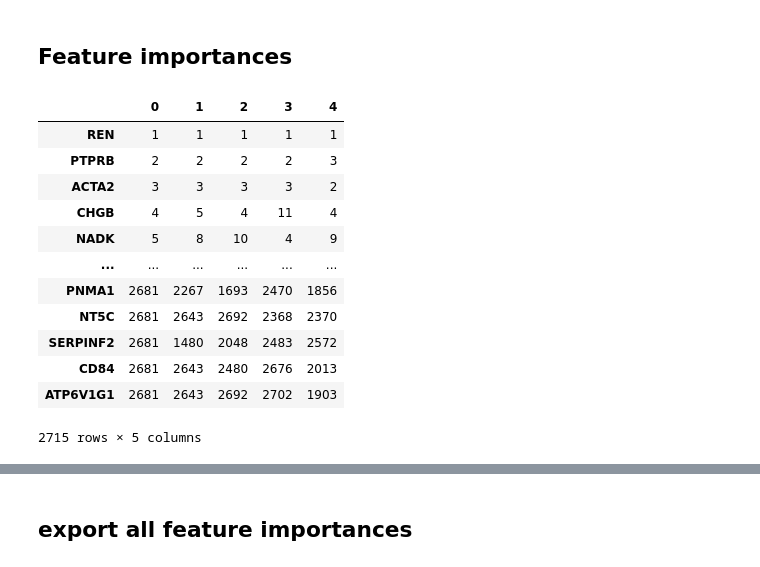
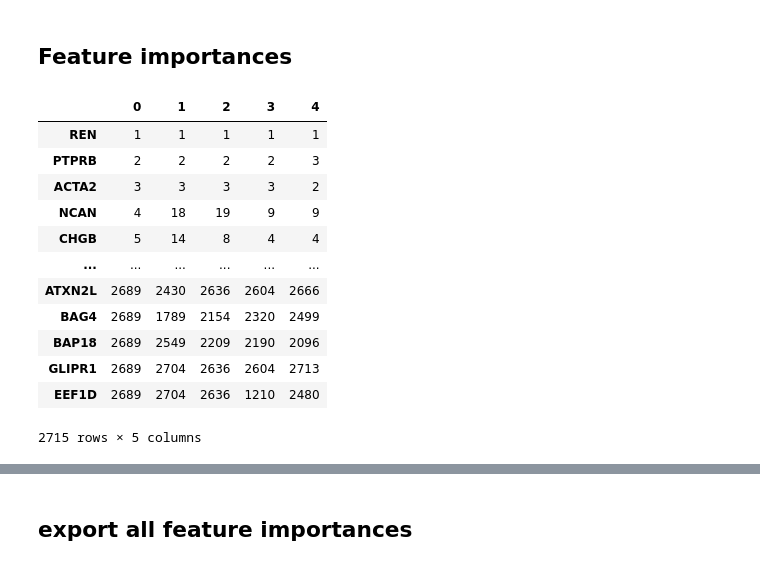
Before and after one commit to ipolharvard/biobank_olink, a Jupyter notebook: notebooks/exp_two_extremes.ipynb, the cells around one changed output, grey strips where cells are left out. Cells and saved outputs as stored; diff of their text form; code cells hidden in the pictures.

```diff
--- a/notebooks/exp_two_extremes.ipynb
+++ b/notebooks/exp_two_extremes.ipynb
@@ -27,7 +22,7 @@ panels = ["all", "inflammation"]
 results_base = results.loc[
     results.interactions.isin((0, np.nan, None)) & results.n_best_feats.isin((0, np.nan, None))]
 # %%
-results_xgb = results_base.loc[results_base.model == "xgb"]
+results_xgb = results_base.loc[results_base.model == "XGBOOST"]
 results_xgb.loc[:, "feat_importance"] = results_xgb.feat_importance.apply(
     lambda x: x[0] if isinstance(x, list) else x)
 agg_values = {f"mean_{v}": (v, "mean") for v in
@@ -105,22 +75,22 @@ results_xgb = results_xgb.loc[results_xgb.nan_th == 0].copy()
 ## Feature importances
 # %%
 feat_imps = results_xgb.loc[
-    (results_xgb.target == "SBP") & (results_xgb.panel == "all")].shap_importance
+    (results_xgb.target == "SBP") & (results_xgb.panel == "ALL")].shap_importance
 feat_imps = pd.DataFrame(list(feat_imps.values)).T.sort_values(0, ascending=False)
 feat_imps.rank(ascending=False).astype(int)
 # %% [output]
 |  | 0 | 1 | 2 | 3 | 4 |
 | REN | 1 | 1 | 1 | 1 | 1 |
 | PTPRB | 2 | 2 | 2 | 2 | 3 |
 | ACTA2 | 3 | 3 | 3 | 3 | 2 |
-| CHGB | 4 | 5 | 4 | 11 | 4 |
-| NADK | 5 | 8 | 10 | 4 | 9 |
+| NCAN | 4 | 18 | 19 | 9 | 9 |
+| CHGB | 5 | 14 | 8 | 4 | 4 |
 | ... | ... | ... | ... | ... | ... |
-| PNMA1 | 2681 | 2267 | 1693 | 2470 | 1856 |
-| NT5C | 2681 | 2643 | 2692 | 2368 | 2370 |
-| SERPINF2 | 2681 | 1480 | 2048 | 2483 | 2572 |
-| CD84 | 2681 | 2643 | 2480 | 2676 | 2013 |
-| ATP6V1G1 | 2681 | 2643 | 2692 | 2702 | 1903 |
+| ATXN2L | 2689 | 2430 | 2636 | 2604 | 2666 |
+| BAG4 | 2689 | 1789 | 2154 | 2320 | 2499 |
+| BAP18 | 2689 | 2549 | 2209 | 2190 | 2096 |
+| GLIPR1 | 2689 | 2704 | 2636 | 2604 | 2713 |
+| EEF1D | 2689 | 2704 | 2636 | 1210 | 2480 |
 2715 rows × 5 columns
 # %%
 from biobank_olink.dataset import get_olink_panel_mapping, compute_correlations_in_df
```
Also changed, not shown: parts of 7 cells of this notebook, 1 other file.
